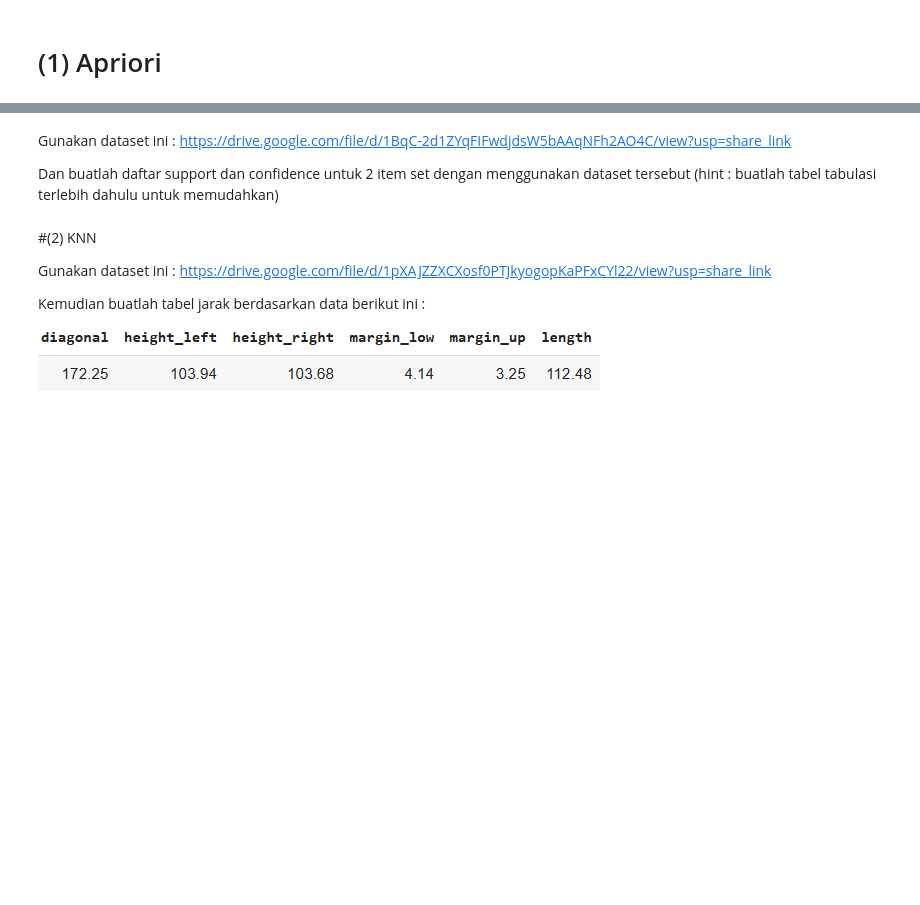
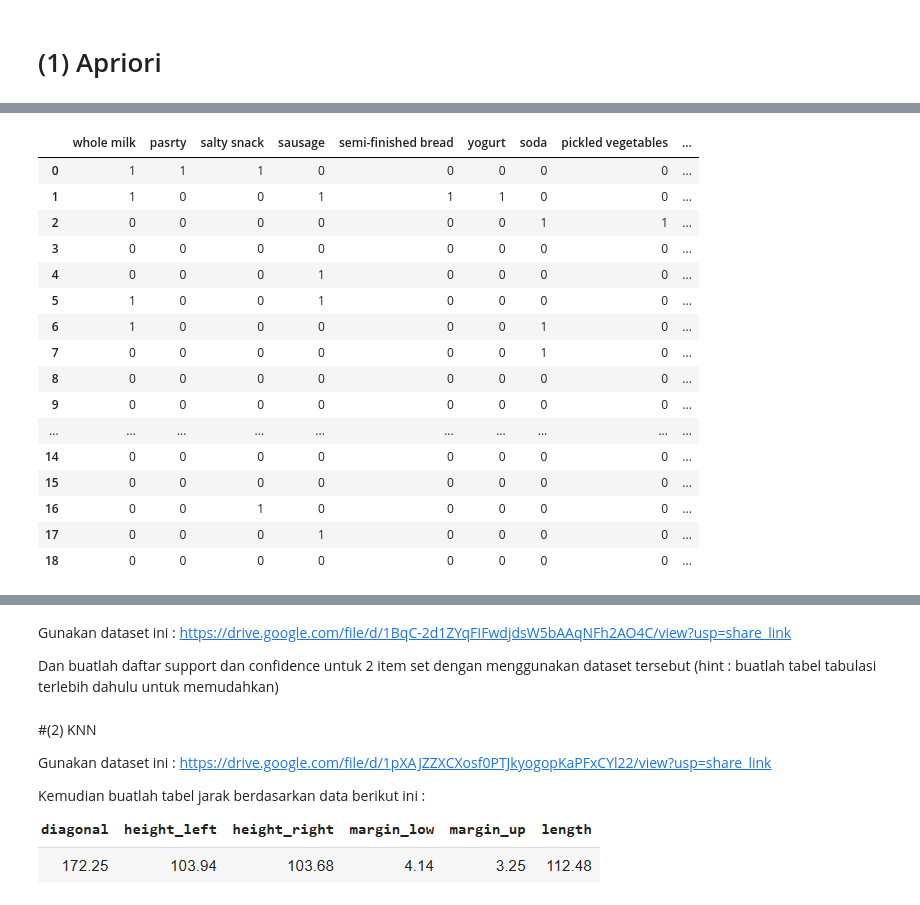
Before and after one commit to RizqSaputra/Posttest-2-Data-Mining, a Jupyter notebook: 2109116105_posttest_2.ipynb, the cells around one changed output, grey strips where cells are left out. Drawn from its saved outputs; the diff is of its cells as text; code cells hidden in the pictures; blank space fills up the shorter version.

```diff
--- a/2109116105_posttest_2.ipynb
+++ b/2109116105_posttest_2.ipynb
@@ -65,0 +5,26 @@ cling film/bags->dish cleaner Confidence = 100.0%
+# %%
+# Import Library
+import pandas as pd
+from mlxtend.preprocessing import TransactionEncoder
+from mlxtend.frequent_patterns import apriori, association_rules
+
+df = pd.read_csv("dataset_market_basket.csv")
+df
+# %% [output]
+|  | whole milk | pasrty | salty snack | sausage | semi-finished bread | yogurt | soda | pickled vegetables | ... |
+| 0 | 1 | 1 | 1 | 0 | 0 | 0 | 0 | 0 | ... |
+| 1 | 1 | 0 | 0 | 1 | 1 | 1 | 0 | 0 | ... |
+| 2 | 0 | 0 | 0 | 0 | 0 | 0 | 1 | 1 | ... |
+| 3 | 0 | 0 | 0 | 0 | 0 | 0 | 0 | 0 | ... |
+| 4 | 0 | 0 | 0 | 1 | 0 | 0 | 0 | 0 | ... |
+| 5 | 1 | 0 | 0 | 1 | 0 | 0 | 0 | 0 | ... |
+| 6 | 1 | 0 | 0 | 0 | 0 | 0 | 1 | 0 | ... |
+| 7 | 0 | 0 | 0 | 0 | 0 | 0 | 1 | 0 | ... |
+| 8 | 0 | 0 | 0 | 0 | 0 | 0 | 0 | 0 | ... |
+| 9 | 0 | 0 | 0 | 0 | 0 | 0 | 0 | 0 | ... |
+| ... | ... | ... | ... | ... | ... | ... | ... | ... | ... |
+| 14 | 0 | 0 | 0 | 0 | 0 | 0 | 0 | 0 | ... |
+| 15 | 0 | 0 | 0 | 0 | 0 | 0 | 0 | 0 | ... |
+| 16 | 0 | 0 | 1 | 0 | 0 | 0 | 0 | 0 | ... |
+| 17 | 0 | 0 | 0 | 1 | 0 | 0 | 0 | 0 | ... |
+| 18 | 0 | 0 | 0 | 0 | 0 | 0 | 0 | 0 | ... |
```
Also changed, not shown: parts of 3 cells of this notebook.
